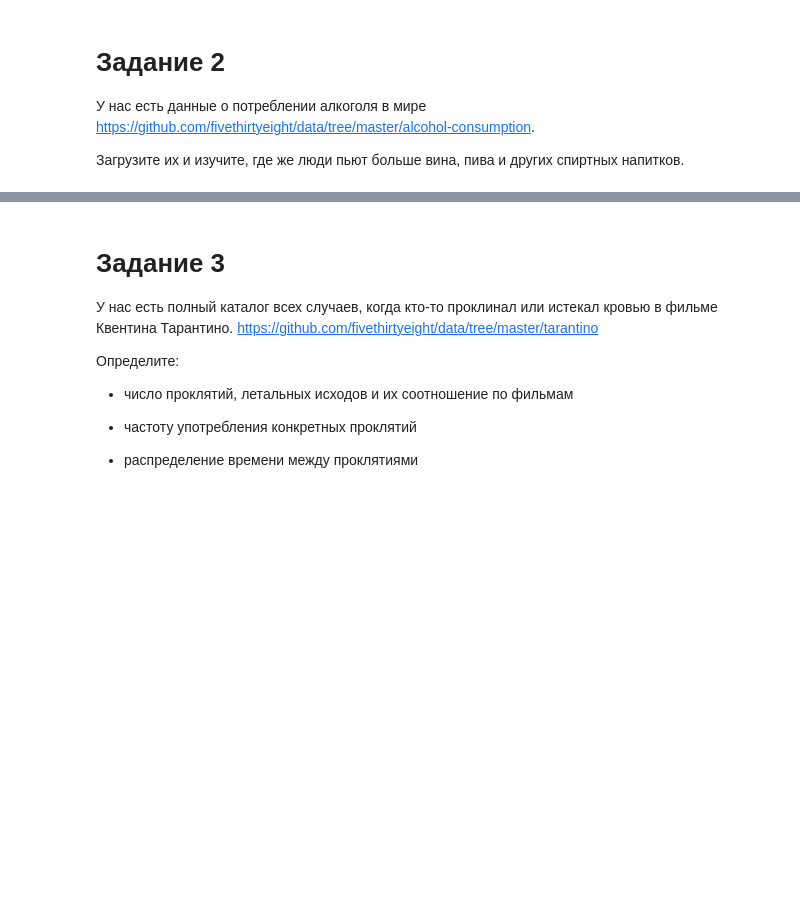
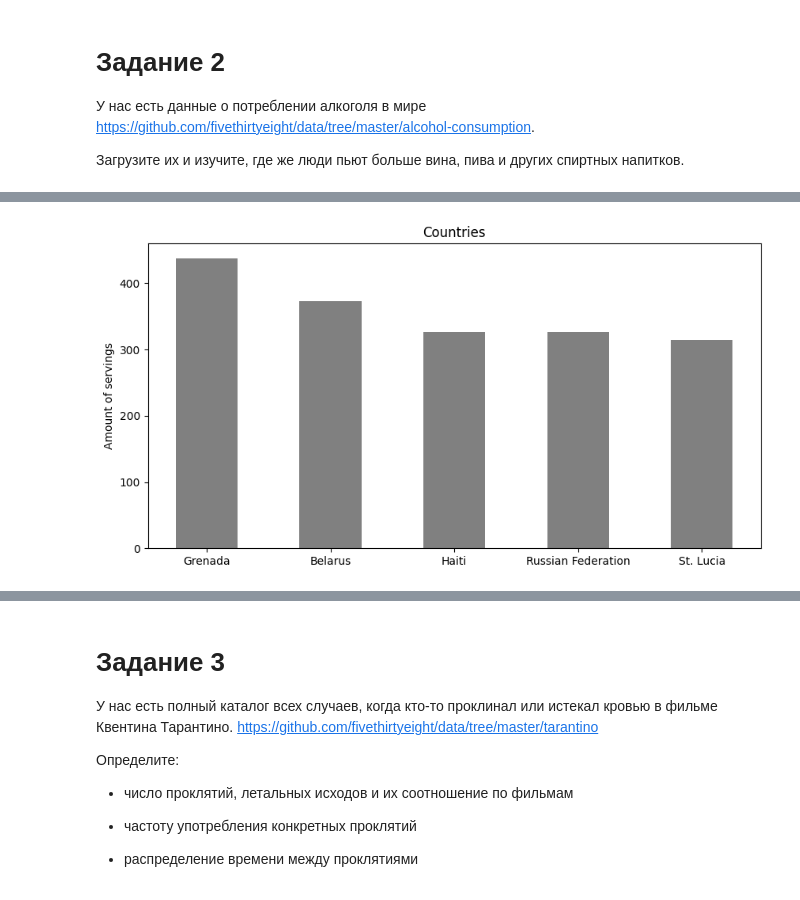
Before and after one commit to LazarevaL/wb_hw_sql, a Jupyter notebook: WB_DA_Python_HW.ipynb, the cells around one changed output, grey strips where cells are left out. Drawn from its saved outputs; the diff is of its cells as text; code cells hidden in the pictures; blank space fills up the shorter version.

```diff
--- a/WB_DA_Python_HW.ipynb
+++ b/WB_DA_Python_HW.ipynb
@@ -396,0 +468,5 @@ print("Самая популярная буква:", most_popular_letter)
+# %%
+#топ5 стран по потреблению крепкого алкголя
+
+top_5_spirit = drinks.sort_values(by = 'spirit_servings', ascending = False).head(5)
+top_5_spirit
@@ -396,0 +480,8 @@ print("Самая популярная буква:", most_popular_letter)
+# %%
+fig = plt.figure(figsize = (10, 5))
+plt.bar(top_5_spirit['country'], top_5_spirit['spirit_servings'], width = 0.5, color = 'grey')
+plt.ylabel("Amount of servings")
+plt.title("Countries")
+plt.show()
+# %% [output]
+[figure, added]
```
Also changed, not shown: parts of 26 cells of this notebook.
